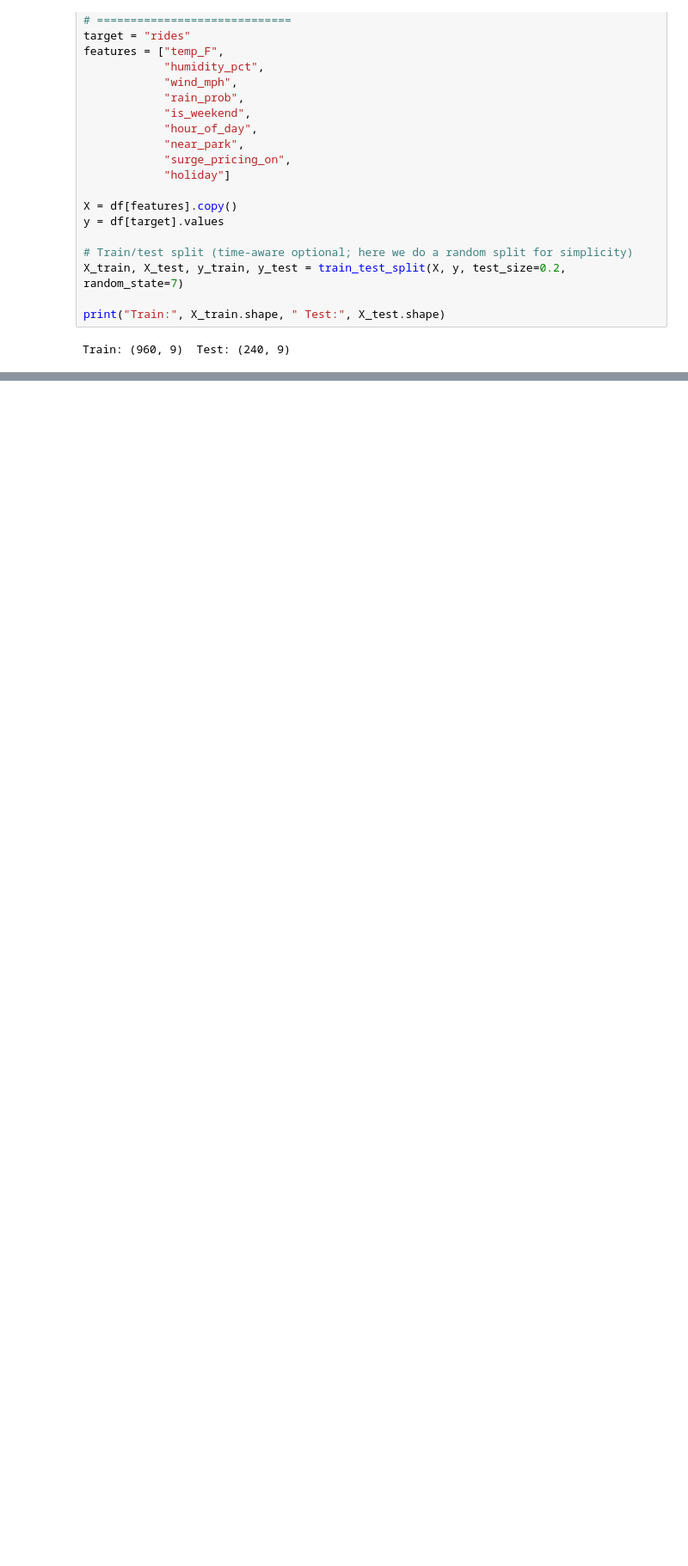
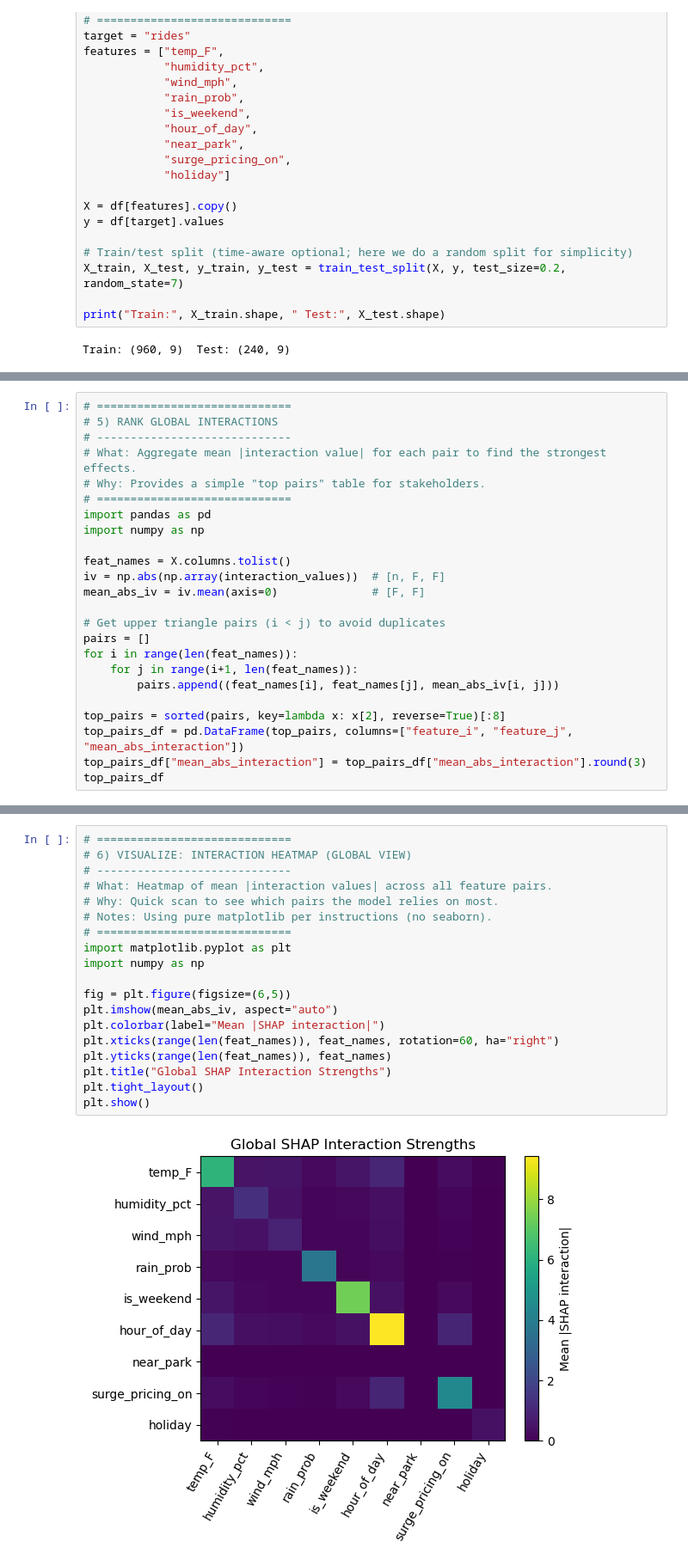
Before and after one commit to jwalluww/Portfolio_Projects, a Jupyter notebook: Quick_Hits/WIP_SHAP_Interaction_Values.ipynb, the cells around one changed output, grey strips where cells are left out. Shown: that part at 86% size. Drawn from its saved outputs; the diff is of its cells as text; blank space fills up the shorter version.

```diff
--- a/Quick_Hits/WIP_SHAP_Interaction_Values.ipynb
+++ b/Quick_Hits/WIP_SHAP_Interaction_Values.ipynb
@@ -275,0 +253,24 @@ UnicodeDecodeError: 'utf-8' codec can't decode byte 0x80 in position 695: invali
+# %%
+# =============================
+# 5) RANK GLOBAL INTERACTIONS
+# -----------------------------
+# What: Aggregate mean |interaction value| for each pair to find the strongest effects.
+# Why: Provides a simple "top pairs" table for stakeholders.
+# =============================
+import pandas as pd
+import numpy as np
+
+feat_names = X.columns.tolist()
+iv = np.abs(np.array(interaction_values))  # [n, F, F]
+mean_abs_iv = iv.mean(axis=0)              # [F, F]
+
+# Get upper triangle pairs (i < j) to avoid duplicates
+pairs = []
+for i in range(len(feat_names)):
+    for j in range(i+1, len(feat_names)):
+        pairs.append((feat_names[i], feat_names[j], mean_abs_iv[i, j]))
+
+top_pairs = sorted(pairs, key=lambda x: x[2], reverse=True)[:8]
+top_pairs_df = pd.DataFrame(top_pairs, columns=["feature_i", "feature_j", "mean_abs_interaction"])
+top_pairs_df["mean_abs_interaction"] = top_pairs_df["mean_abs_interaction"].round(3)
+top_pairs_df
@@ -275,0 +287,21 @@ UnicodeDecodeError: 'utf-8' codec can't decode byte 0x80 in position 695: invali
+# %%
+# =============================
+# 6) VISUALIZE: INTERACTION HEATMAP (GLOBAL VIEW)
+# -----------------------------
+# What: Heatmap of mean |interaction values| across all feature pairs.
+# Why: Quick scan to see which pairs the model relies on most.
+# Notes: Using pure matplotlib per instructions (no seaborn).
+# =============================
+import matplotlib.pyplot as plt
+import numpy as np
+
+fig = plt.figure(figsize=(6,5))
+plt.imshow(mean_abs_iv, aspect="auto")
+plt.colorbar(label="Mean |SHAP interaction|")
+plt.xticks(range(len(feat_names)), feat_names, rotation=60, ha="right")
+plt.yticks(range(len(feat_names)), feat_names)
+plt.title("Global SHAP Interaction Strengths")
+plt.tight_layout()
+plt.show()
+# %% [output]
+[figure, added]
```
Also changed, not shown: parts of 8 cells of this notebook.
